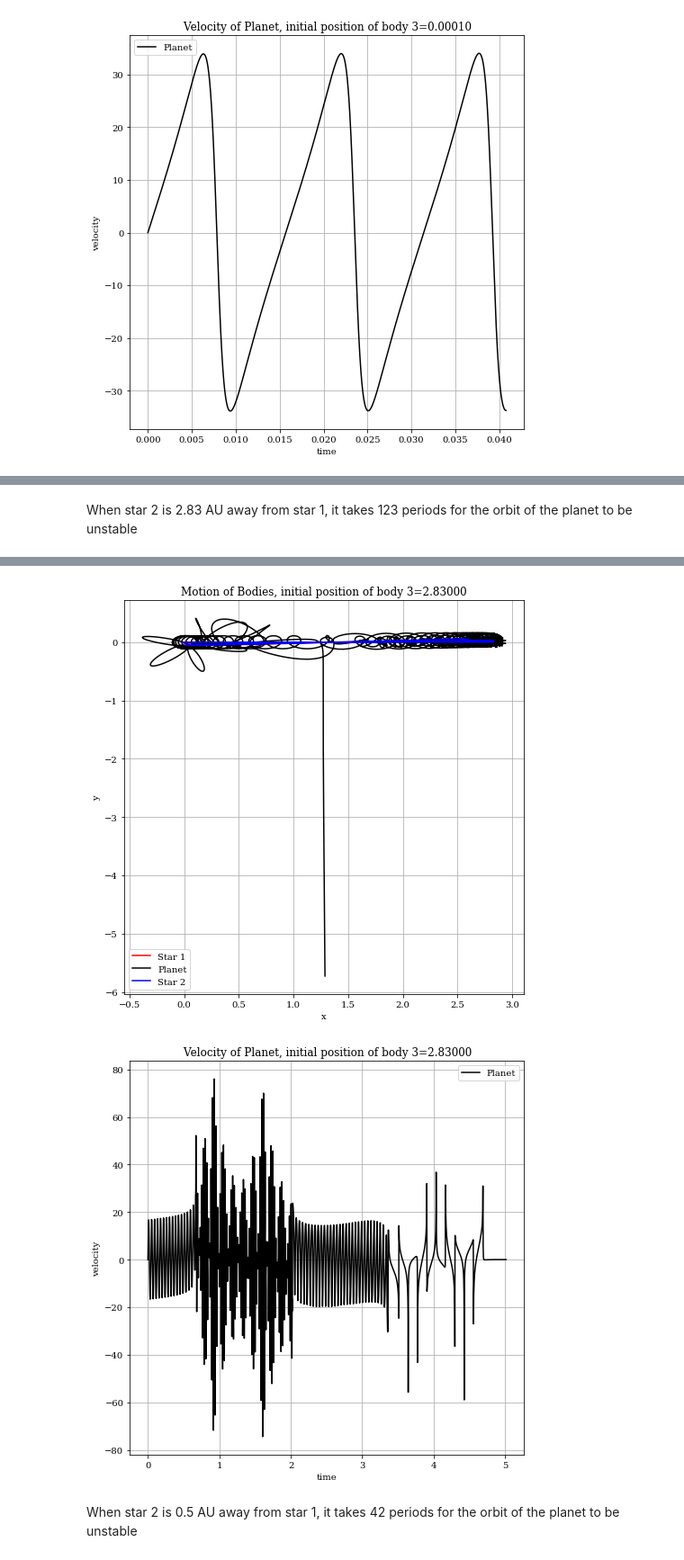
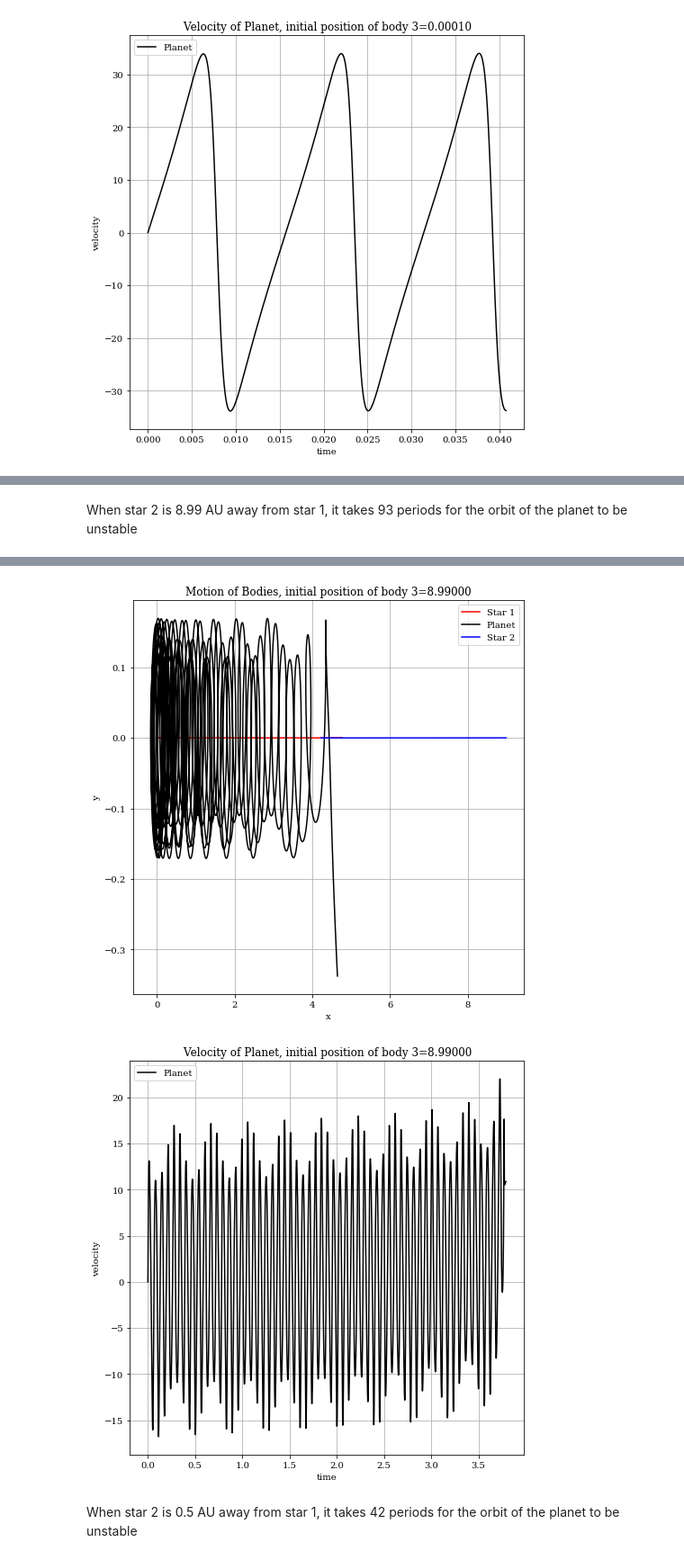
Before and after one commit to ReiCampo/Project-2-Exoplanets, a Jupyter notebook: Subanalysis - Kepler 693.ipynb, the cells around one changed output, grey strips where cells are left out. Shown at 90% size. Saved outputs shown, nothing was run; the diff lists cells and outputs as text; code cells hidden in the pictures.

```diff
--- a/Subanalysis - Kepler 693.ipynb
+++ b/Subanalysis - Kepler 693.ipynb
@@ -49,6 +50,6 @@ def body3(pos, p=1, ϵ=0.0001):
     pos = np.array([body1Pos, body2Pos, body3Pos]).flatten()
     velo = np.array([body1Velo, body2Velo, body3Velo]).flatten()
     v0 = np.array([pos, velo]).flatten()
-    tarr=np.linspace(0.0, P*p, 3e3)
+    tarr=np.linspace(0.0, P*p, 4e3)
     result=integrate.odeint(gs.df_Nbody,v0,tarr,args=(mass,G, ϵ))
     return result, tarr
@@ -87,8 +132,8 @@ p.plotter(result, 1,1,1, pos3, proj=4, tarr=tarr)
 # %% [markdown]
-When star 2 is 2.83 AU away from star 1, it takes 123 periods for the orbit of the planet to be unstable
+When star 2 is 8.99 AU away from star 1, it takes 93 periods for the orbit of the planet to be unstable
 # %%
-pos3 = 2.83
-result, tarr = body3(pos3, p=123, ϵ=0.01)
+pos3 = 8.99
+result, tarr = body3(pos3, p=93, ϵ=0.05)
 p.plotter(result, 1,1,1, pos3, proj=0, tarr=tarr)
 p.plotter(result, 1,1,1, pos3, proj=2, tarr=tarr)
 p.plotter(result, 1,1,1, pos3, proj=4, tarr=tarr)
@@ -97,5 +142,5 @@ p.plotter(result, 1,1,1, pos3, proj=4, tarr=tarr)
-[figure, old version]
+[figure, new version]
-[figure, old version]
+[figure, new version]
 # %% [markdown]
 When star 2 is 0.5 AU away from star 1, it takes 42 periods for the orbit of the planet to be unstable
 # %%
```
Also changed, not shown: parts of 18 cells of this notebook.
